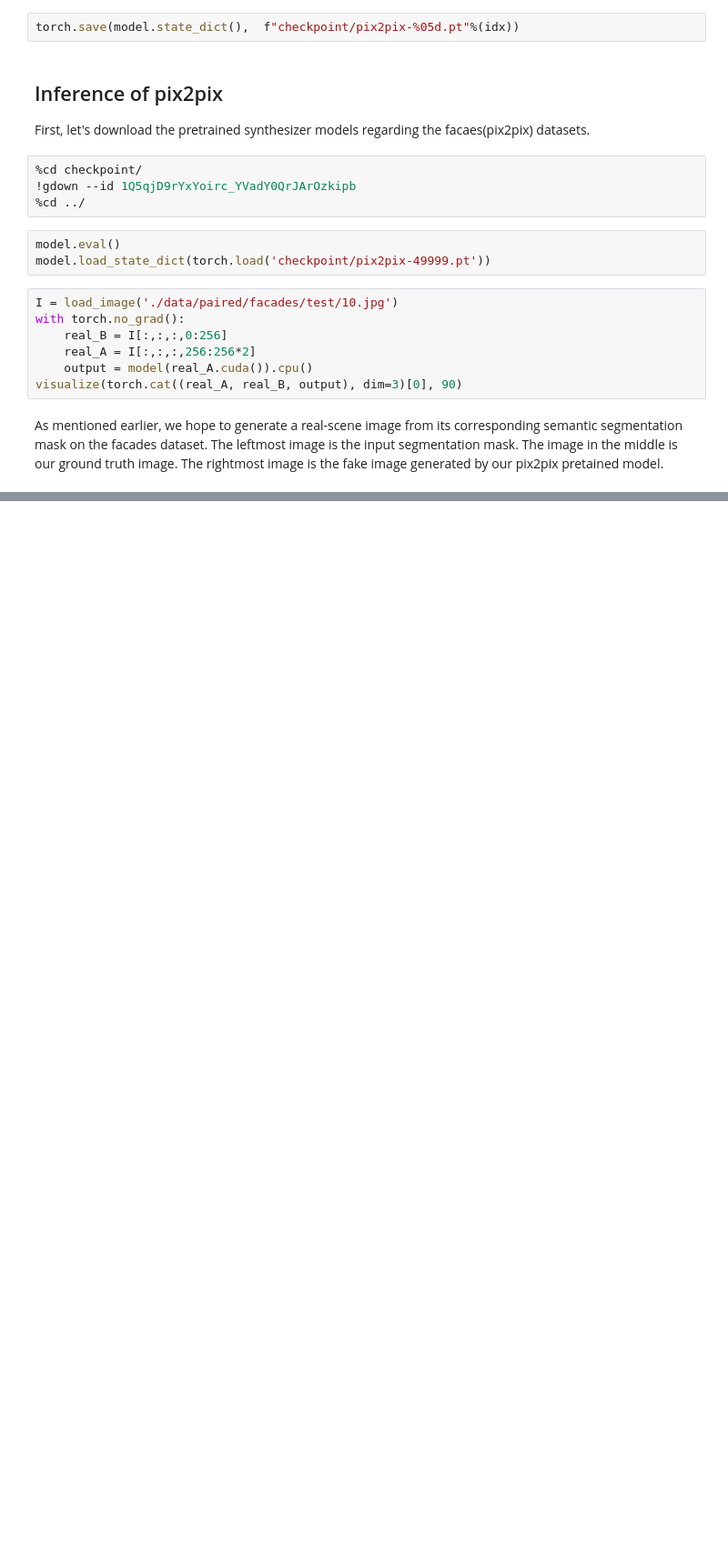
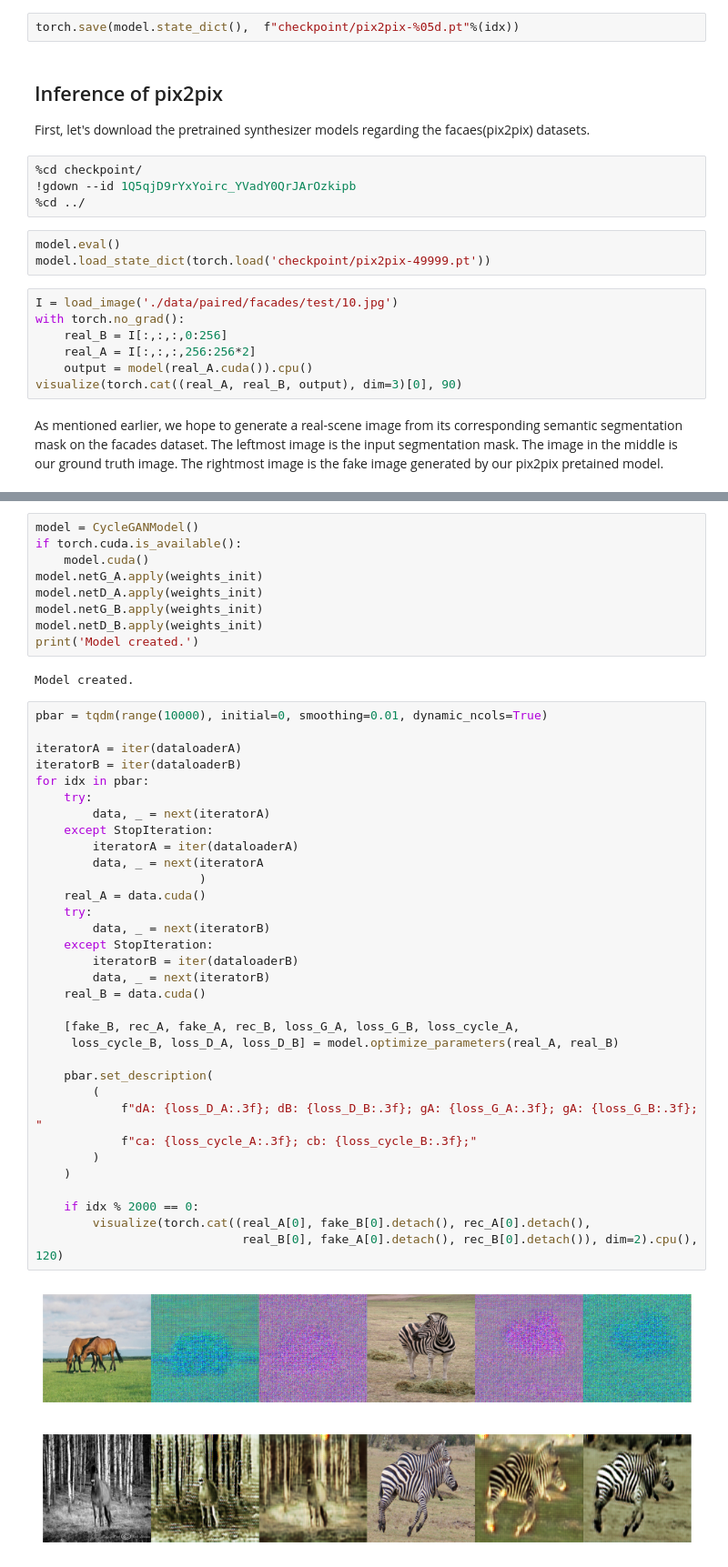
Before and after one commit to jinyingtld/python, a Jupyter notebook: AI6126_tutorial7.ipynb, the cells around one changed output, grey strips where cells are left out. Shown at 91% size. Drawn from its saved outputs; the diff is of its cells as text; blank space fills up the shorter version.

```diff
--- a/AI6126_tutorial7.ipynb
+++ b/AI6126_tutorial7.ipynb
@@ -622,0 +859,47 @@ As mentioned earlier, we hope to generate a real-scene image from its correspond
+# %%
+model = CycleGANModel()
+if torch.cuda.is_available():
+    model.cuda()
+model.netG_A.apply(weights_init)
+model.netD_A.apply(weights_init)
+model.netG_B.apply(weights_init)
+model.netD_B.apply(weights_init)
+print('Model created.')
+# %% [output]
+Model created.
+# %%
+pbar = tqdm(range(10000), initial=0, smoothing=0.01, dynamic_ncols=True)
+
+iteratorA = iter(dataloaderA)
+iteratorB = iter(dataloaderB)
+for idx in pbar:
+    try:
+        data, _ = next(iteratorA)
+    except StopIteration:
+        iteratorA = iter(dataloaderA)
+        data, _ = next(iteratorA
+                       )
+    real_A = data.cuda()
+    try:
+        data, _ = next(iteratorB)
+    except StopIteration:
+        iteratorB = iter(dataloaderB)
+        data, _ = next(iteratorB)
+    real_B = data.cuda()
+
+    [fake_B, rec_A, fake_A, rec_B, loss_G_A, loss_G_B, loss_cycle_A,
+     loss_cycle_B, loss_D_A, loss_D_B] = model.optimize_parameters(real_A, real_B)
+
+    pbar.set_description(
+        (
+            f"dA: {loss_D_A:.3f}; dB: {loss_D_B:.3f}; gA: {loss_G_A:.3f}; gA: {loss_G_B:.3f}; "
+            f"ca: {loss_cycle_A:.3f}; cb: {loss_cycle_B:.3f};"
+        )
+    )
+
+    if idx % 2000 == 0:
+        visualize(torch.cat((real_A[0], fake_B[0].detach(), rec_A[0].detach(),
+                             real_B[0], fake_A[0].detach(), rec_B[0].detach()), dim=2).cpu(), 120)
+# %% [output]
+[figure, added]
+[figure, added]
```
Also changed, not shown: parts of 46 cells of this notebook.
